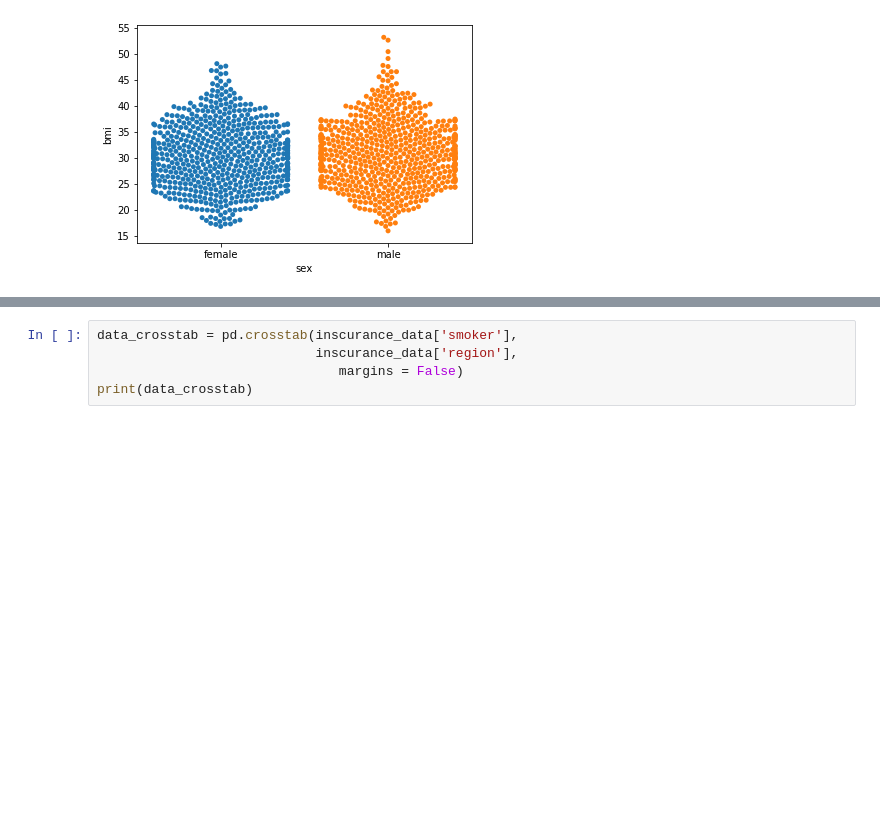
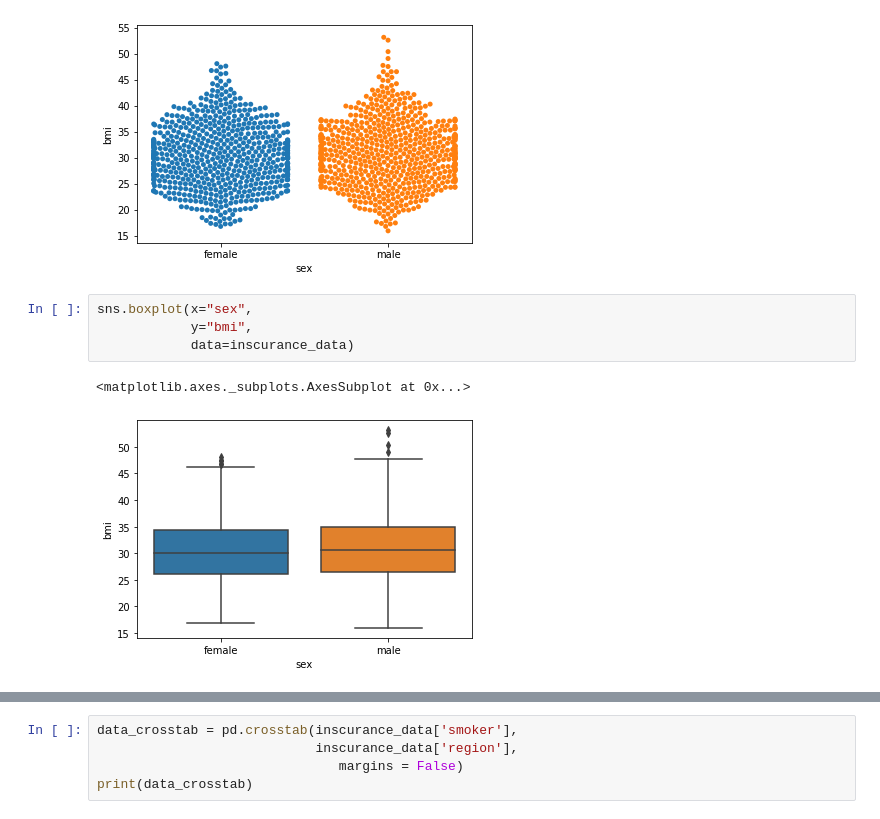
Before and after one commit to KyLarson-Research/AP_Statistics, a Jupyter notebook: smoker.ipynb, the cells around one changed output, grey strips where cells are left out. Drawn from its saved outputs; the diff is of its cells as text; blank space fills up the shorter version.

```diff
--- a/smoker.ipynb
+++ b/smoker.ipynb
@@ -223,3 +230,10 @@ sns.swarmplot(x=inscurance_data['sex'],
 # %% [output]
 <matplotlib.axes._subplots.AxesSubplot at 0x...>
 [figure]
+# %%
+sns.boxplot(x="sex",
+            y="bmi",
+            data=inscurance_data)
+# %% [output]
+<matplotlib.axes._subplots.AxesSubplot at 0x...>
+[figure, added]
```
Also changed, not shown: parts of 18 cells of this notebook, 1 other file.
